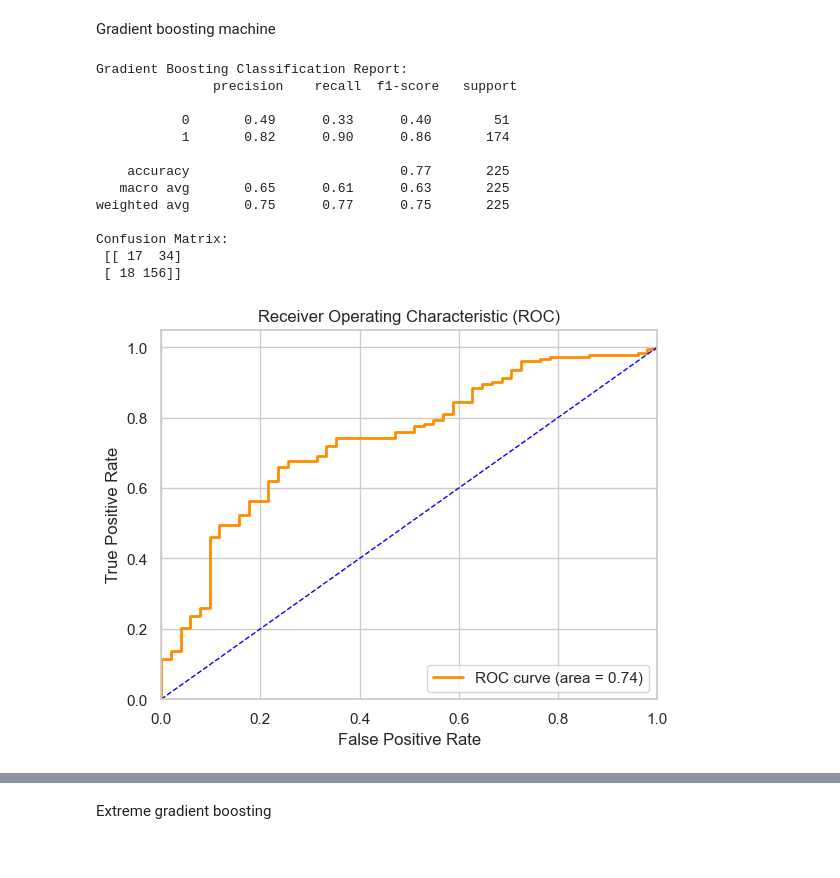
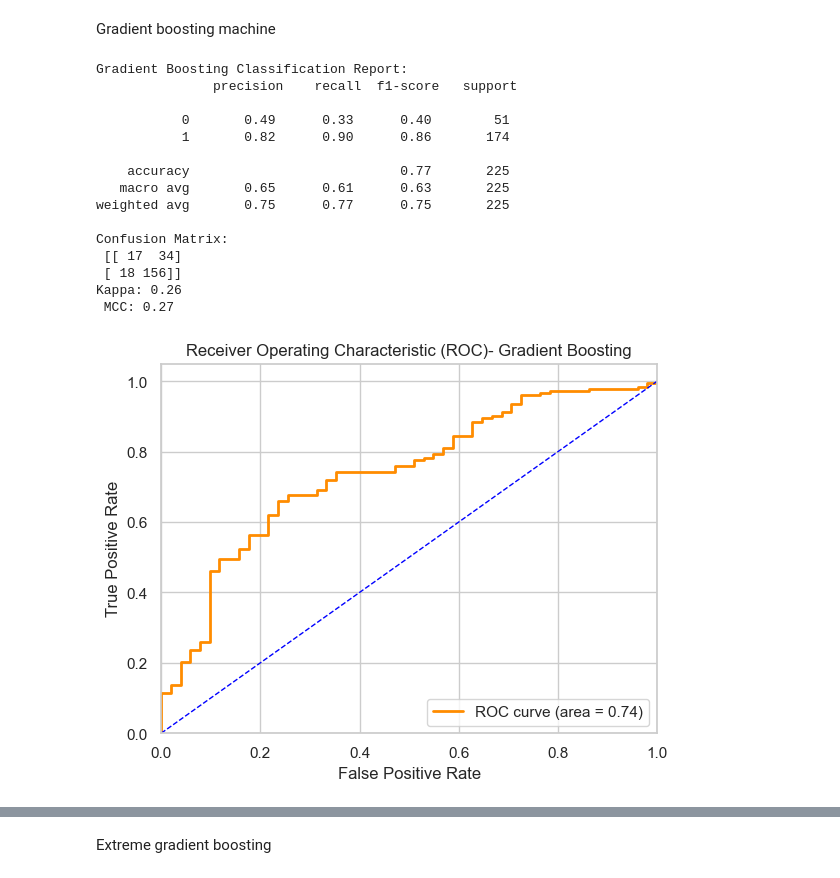
Before and after one commit to abmutema/Predicting-suicidality-in-people-living-with-HIV-in-Uganda, a Jupyter notebook: Notebooks/baseline.ipynb, the cells around one changed output, grey strips where cells are left out. Cells and saved outputs as stored; diff of their text form; code cells hidden in the pictures.

```diff
--- a/Notebooks/baseline.ipynb
+++ b/Notebooks/baseline.ipynb
@@ -1790,10 +1904,14 @@ gb_predictions = gb_model.predict(X_test_transformed)
 # Evaluate the model
 gb_classification_report = classification_report(y_test, gb_predictions)
 gb_conf_matrix = confusion_matrix(y_test, gb_predictions)
+kappa=cohen_kappa_score(y_test, gb_predictions)
+mcc=matthews_corrcoef(y_test, gb_predictions)
 
 # Print metrics
 print("Gradient Boosting Classification Report:\n", gb_classification_report)
 print("Confusion Matrix:\n", gb_conf_matrix)
+print(f"Kappa: {kappa:.2f}")
+print(f" MCC: {mcc:.2f}")
 
 print()
 
@@ -1801,32 +1919,51 @@ print()
 gb_probs = gb_model.predict_proba(X_test_transformed)[:, 1]
 
 # Compute ROC curve and AUC
 fpr, tpr, thresholds = roc_curve(y_test, gb_probs)
 roc_auc = auc(fpr, tpr)
 
 # Plot ROC curve
 plt.figure()
 plt.plot(fpr, tpr, color='darkorange', lw=2, label='ROC curve (area = %0.2f)' % roc_auc)
 plt.plot([0, 1], [0, 1], color='blue', lw=1, linestyle='--')
 plt.xlim([0.0, 1.0])
 plt.ylim([0.0, 1.05])
 plt.xlabel('False Positive Rate')
 plt.ylabel('True Positive Rate')
-plt.title('Receiver Operating Characteristic (ROC)')
+plt.title('Receiver Operating Characteristic (ROC)- Gradient Boosting')
 plt.legend(loc="lower right")
 plt.show()
+
+# Initialize SHAP explainer
+explainer = shap.Explainer(gb_model, X_train_transformed_smote)
+
+# Calculate SHAP values
+shap_values = explainer.shap_values(X_test_transformed)
+
+# Define your feature names here before preprocessing
+feature_names_original = list(X_train.columns)
+
+# Create a list of feature names
+numeric_feature_names = preprocessor.transformers_[0][2]
+categorical_feature_names = preprocessor.named_transformers_['cat']['encoder'].get_feature_names_out(input_features=category_var)
+feature_names = np.concatenate([numeric_feature_names, categorical_feature_names])
+
+# Plot SHAP summary plot
+shap.summary_plot(shap_values, X_test_transformed, feature_names=feature_names)
 # %% [output]
 Gradient Boosting Classification Report:
                precision    recall  f1-score   support
 
            0       0.49      0.33      0.40        51
            1       0.82      0.90      0.86       174
 
     accuracy                           0.77       225
    macro avg       0.65      0.61      0.63       225
 weighted avg       0.75      0.77      0.75       225
 
 Confusion Matrix:
  [[ 17  34]
  [ 18 156]]
+Kappa: 0.26
+ MCC: 0.27
-[figure, old version]
+[figure, new version]
```
Also changed, not shown: parts of 24 cells of this notebook.
